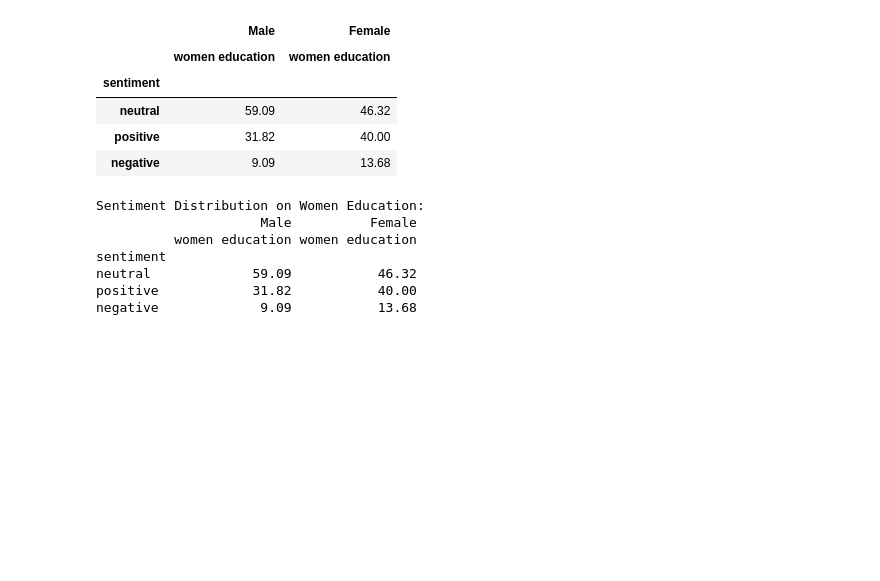
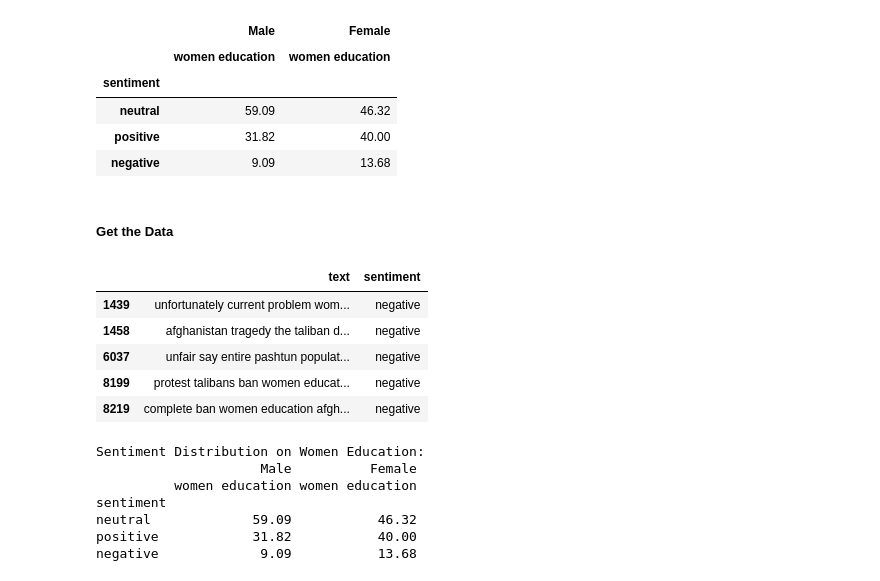
Before and after one commit to Saboor-Hamedi/Master-Thesis, a Jupyter notebook: Analyzing Data/src/men_women_activists.ipynb, the cells around one changed output. Drawn from its saved outputs; the diff is of its cells as text; code cells hidden in the pictures; blank space fills up the shorter version.

```diff
--- a/Analyzing Data/src/men_women_activists.ipynb
+++ b/Analyzing Data/src/men_women_activists.ipynb
@@ -343,6 +343,22 @@ Sentiment Distribution on Women Education:
 | neutral | 59.09 | 46.32 |
 | positive | 31.82 | 40.00 |
 | negative | 9.09 | 13.68 |
+# %% [markdown]
+##### Get the Data
+# %%
+# Filter the DataFrame to get the tweets related to 'women education' for male activists
+male_tweets = df[(df['text'].str.contains('women education')) & (df['gender'] == 'male')]
+
+# Display the negative tweets for male activists
+negative_tweets_male = male_tweets[male_tweets['sentiment'] == 'negative']
+negative_tweets_male[['text', 'sentiment']].head()
+# %% [output]
+|  | text | sentiment |
+| 1439 | unfortunately current problem wom... | negative |
+| 1458 | afghanistan tragedy the taliban d... | negative |
+| 6037 | unfair say entire pashtun populat... | negative |
+| 8199 | protest talibans ban women educat... | negative |
+| 8219 | complete ban women education afgh... | negative |
 # %%
 import matplotlib.pyplot as plt
 import numpy as np
```
Also changed, not shown: parts of 2 cells of this notebook, 16 other files.
